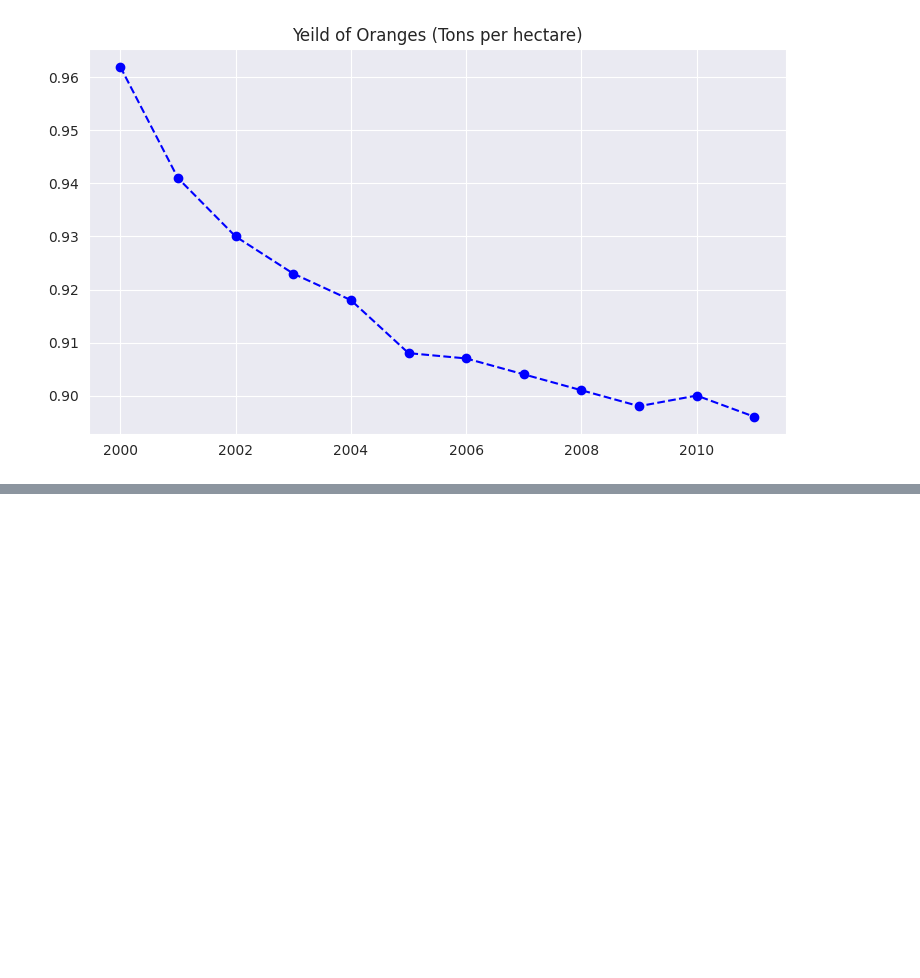
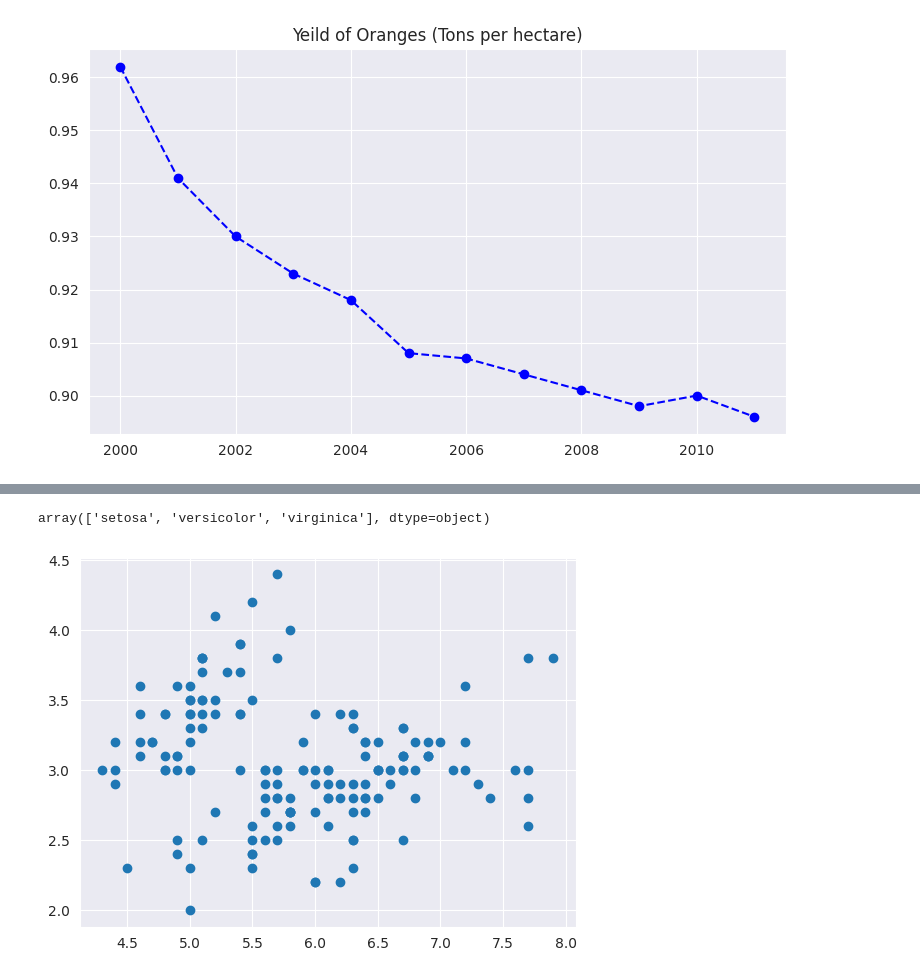
Before and after one commit to paras2003gupta/Machine_learning_google_colab, a Jupyter notebook: Jovian3(MatPlotLib+Seaborn).ipynb, the cells around one changed output, grey strips where cells are left out. Cells and saved outputs as stored; diff of their text form; code cells hidden in the pictures; blank space fills up the shorter version.

```diff
--- a/Jovian3(MatPlotLib+Seaborn).ipynb
+++ b/Jovian3(MatPlotLib+Seaborn).ipynb
@@ -160,0 +168,2 @@ plt.title("Yeild of Oranges (Tons per hectare)");
+# %%
+flowers_df  = sns.load_dataset("iris")
@@ -160,0 +186,8 @@ plt.title("Yeild of Oranges (Tons per hectare)");
+# %%
+flowers_df.species.unique()
+# %% [output]
+array(['setosa', 'versicolor', 'virginica'], dtype=object)
+# %%
+plt.plot(flowers_df.sepal_length,flowers_df.sepal_width,"o");
+# %% [output]
+[figure, added]
```
Also changed, not shown: parts of 18 cells of this notebook.
